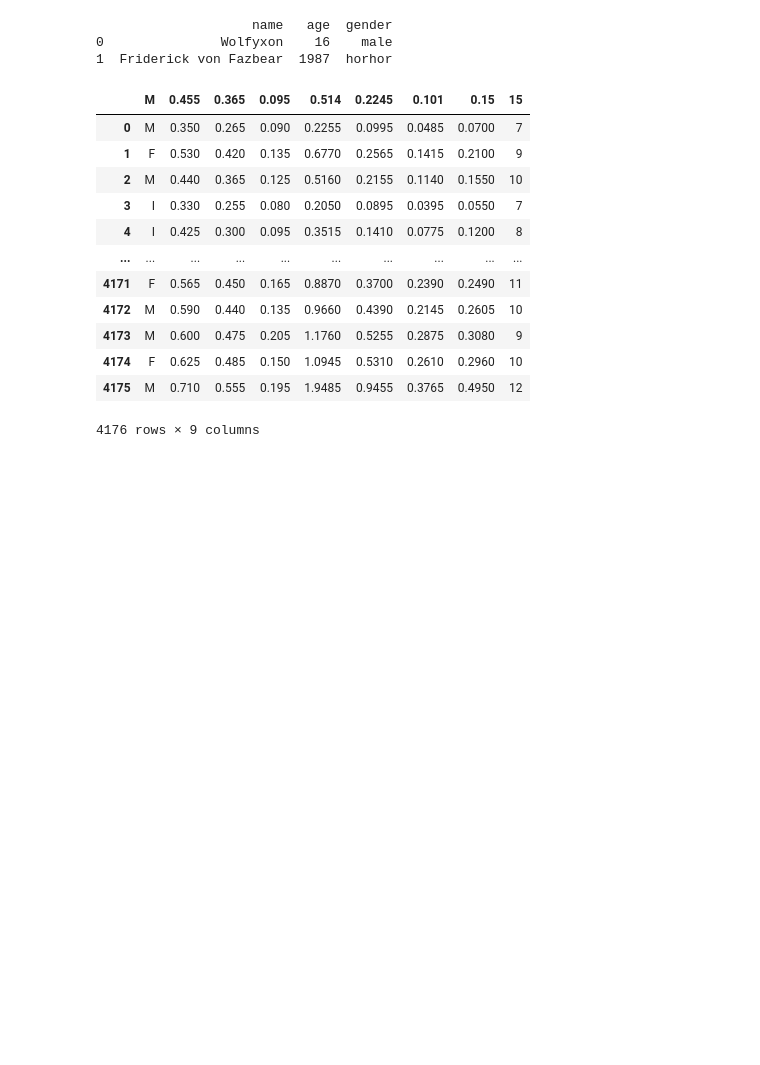
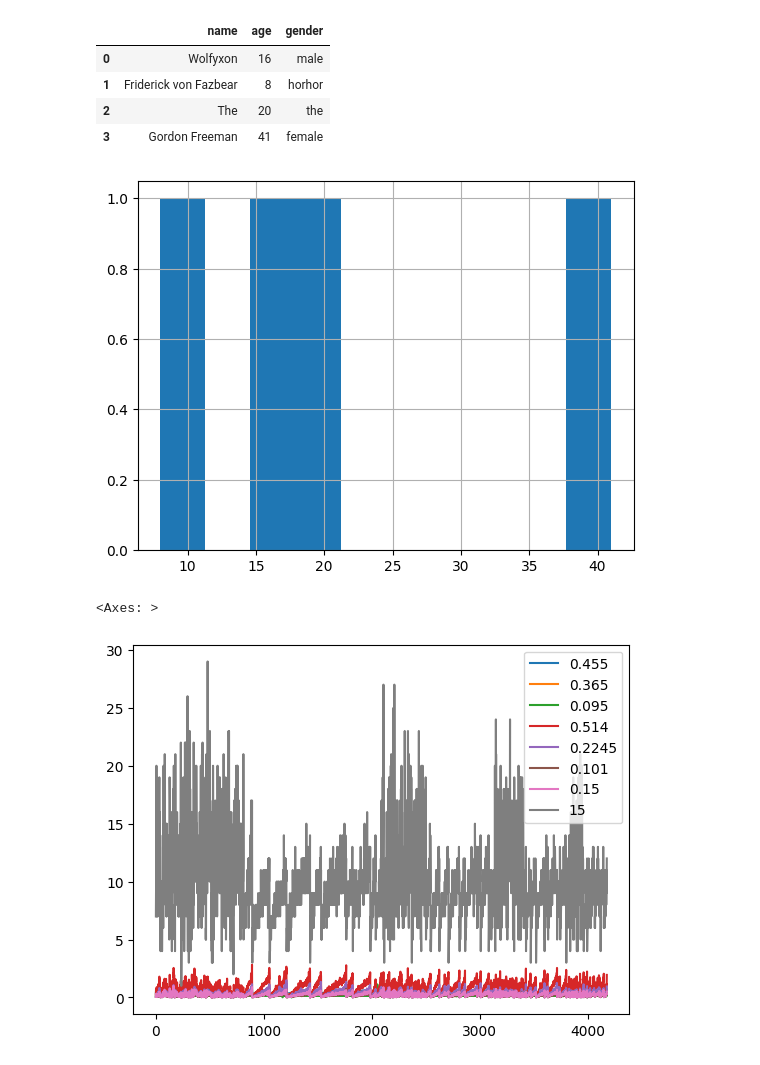
Before and after one commit to Wolfyxon/python-for-school, a Jupyter notebook: highSchool/3/ProgramowanieObiektowe/08.01.2025/notebook.ipynb, the cells around one changed output. Drawn from its saved outputs; the diff is of its cells as text; code cells hidden in the pictures; blank space fills up the shorter version.

Commit message:
Visualisation

```diff
--- a/highSchool/3/ProgramowanieObiektowe/08.01.2025/notebook.ipynb
+++ b/highSchool/3/ProgramowanieObiektowe/08.01.2025/notebook.ipynb
@@ -1,34 +1,28 @@
 # %%
 import pandas as pd
 
 data = {
-    "name": ["Wolfyxon", "Friderick von Fazbear"],
-    "age": [16, 1987],
-    "gender": ["male", "horhor"]
+    "name": ["Wolfyxon", "Friderick von Fazbear", "The", "Gordon Freeman"],
+    "age": [16, 8, 20, 41],
+    "gender": ["male", "horhor", "the", "female"]
 }
 
 frame = pd.DataFrame(data)
+frame["age"].hist()
+
 frame
 # %% [output]
-                    name   age  gender
-0               Wolfyxon    16    male
-1  Friderick von Fazbear  1987  horhor
+|  | name | age | gender |
+| 0 | Wolfyxon | 16 | male |
+| 1 | Friderick von Fazbear | 8 | horhor |
+| 2 | The | 20 | the |
+| 3 | Gordon Freeman | 41 | female |
+[figure, added]
 # %%
 import pandas as pd
 
 frame = pd.read_csv("abalone.csv")
-frame
+frame.plot()
 # %% [output]
-|  | M | 0.455 | 0.365 | 0.095 | 0.514 | 0.2245 | 0.101 | 0.15 | 15 |
-| 0 | M | 0.350 | 0.265 | 0.090 | 0.2255 | 0.0995 | 0.0485 | 0.0700 | 7 |
-| 1 | F | 0.530 | 0.420 | 0.135 | 0.6770 | 0.2565 | 0.1415 | 0.2100 | 9 |
-| 2 | M | 0.440 | 0.365 | 0.125 | 0.5160 | 0.2155 | 0.1140 | 0.1550 | 10 |
-| 3 | I | 0.330 | 0.255 | 0.080 | 0.2050 | 0.0895 | 0.0395 | 0.0550 | 7 |
-| 4 | I | 0.425 | 0.300 | 0.095 | 0.3515 | 0.1410 | 0.0775 | 0.1200 | 8 |
-| ... | ... | ... | ... | ... | ... | ... | ... | ... | ... |
-| 4171 | F | 0.565 | 0.450 | 0.165 | 0.8870 | 0.3700 | 0.2390 | 0.2490 | 11 |
-| 4172 | M | 0.590 | 0.440 | 0.135 | 0.9660 | 0.4390 | 0.2145 | 0.2605 | 10 |
-| 4173 | M | 0.600 | 0.475 | 0.205 | 1.1760 | 0.5255 | 0.2875 | 0.3080 | 9 |
-| 4174 | F | 0.625 | 0.485 | 0.150 | 1.0945 | 0.5310 | 0.2610 | 0.2960 | 10 |
-| 4175 | M | 0.710 | 0.555 | 0.195 | 1.9485 | 0.9455 | 0.3765 | 0.4950 | 12 |
-4176 rows × 9 columns
+<Axes: >
+[figure, added]
```
